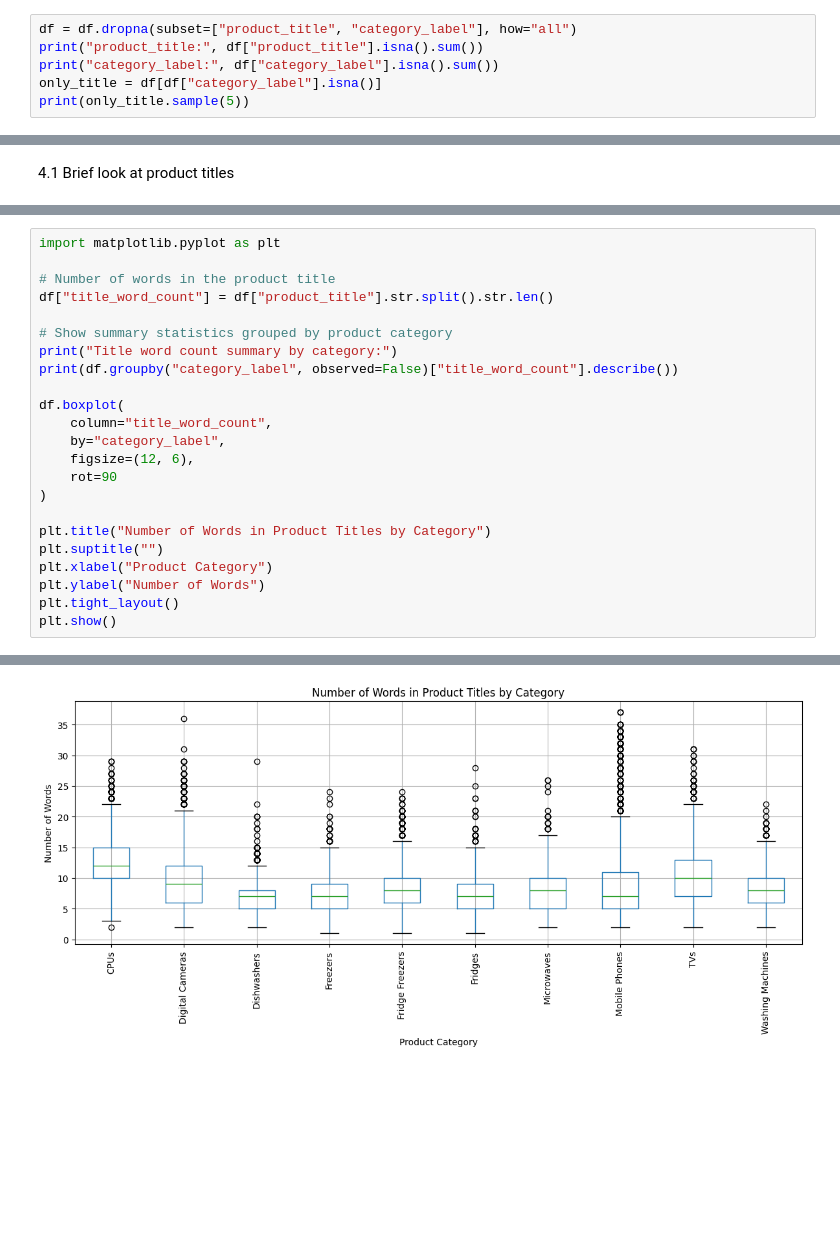
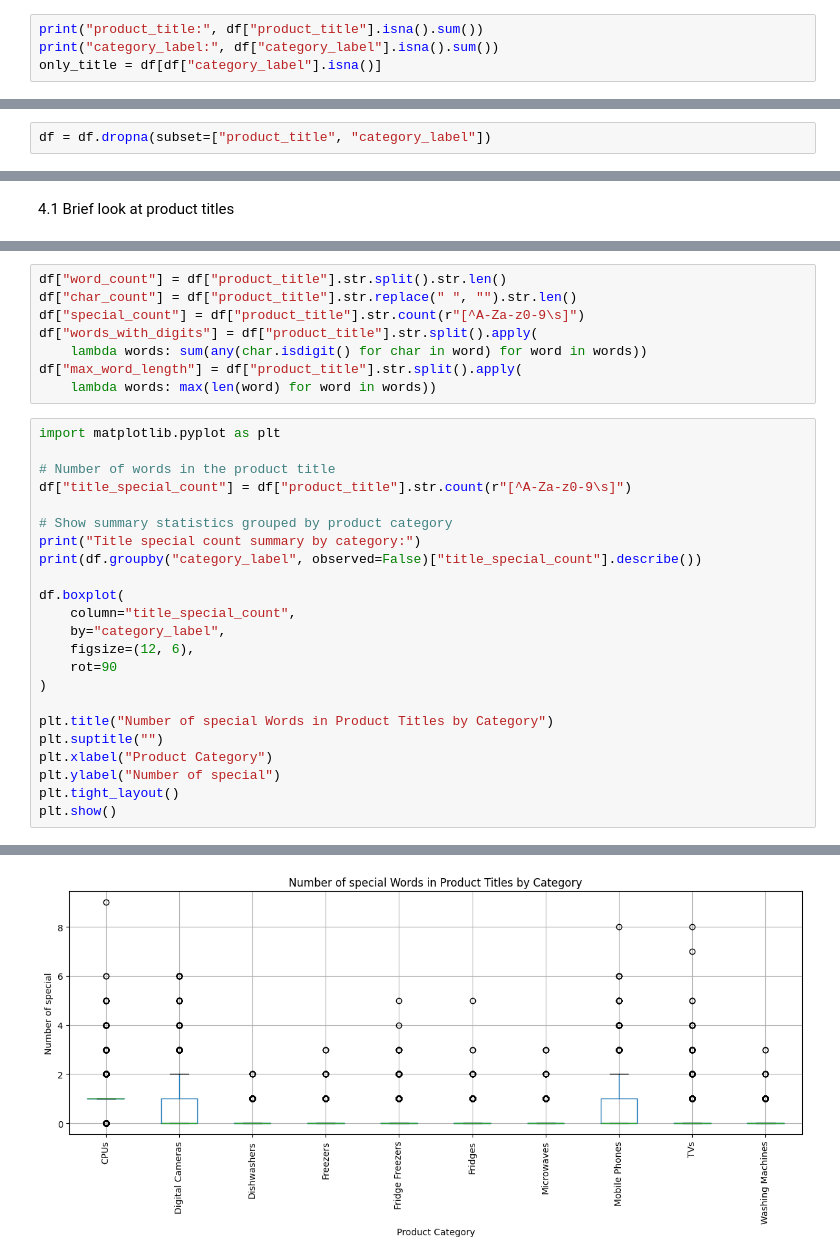
Before and after one commit to mibucko/ml-product-categories, a Jupyter notebook: product_categories_prediction.ipynb, the cells around one changed output, grey strips where cells are left out. Drawn from its saved outputs; the diff is of its cells as text; blank space fills up the shorter version.

Commit message:
4th version: Created new features from the product title

```diff
--- a/product_categories_prediction.ipynb
+++ b/product_categories_prediction.ipynb
@@ -138,7 +138,5 @@ There are 171 rows without a product title, so we drop these rows. There are als
 # %%
-df = df.dropna(subset=["product_title", "category_label"], how="all")
 print("product_title:", df["product_title"].isna().sum())
 print("category_label:", df["category_label"].isna().sum())
 only_title = df[df["category_label"].isna()]
-print(only_title.sample(5))
 # %% [output]
@@ -153,3 +149,5 @@ category_label: 43
+# %%
+df = df.dropna(subset=["product_title", "category_label"])
 # %% [markdown]
 4. Feature engineering
 # %% [markdown]
@@ -180,24 +180,32 @@ Washing Machines                                              indesit 7 5kg 1400
+# %%
+df["word_count"] = df["product_title"].str.split().str.len()
+df["char_count"] = df["product_title"].str.replace(" ", "").str.len()
+df["special_count"] = df["product_title"].str.count(r"[^A-Za-z0-9\s]")
+df["words_with_digits"] = df["product_title"].str.split().apply(
+    lambda words: sum(any(char.isdigit() for char in word) for word in words))
+df["max_word_length"] = df["product_title"].str.split().apply(
+    lambda words: max(len(word) for word in words))
 # %%
 import matplotlib.pyplot as plt
 
 # Number of words in the product title
-df["title_word_count"] = df["product_title"].str.split().str.len()
+df["title_special_count"] = df["product_title"].str.count(r"[^A-Za-z0-9\s]")
 
 # Show summary statistics grouped by product category
-print("Title word count summary by category:")
-print(df.groupby("category_label", observed=False)["title_word_count"].describe())
+print("Title special count summary by category:")
+print(df.groupby("category_label", observed=False)["title_special_count"].describe())
 
 df.boxplot(
-    column="title_word_count",
+    column="title_special_count",
     by="category_label",
     figsize=(12, 6),
     rot=90
 )
 
-plt.title("Number of Words in Product Titles by Category")
+plt.title("Number of special Words in Product Titles by Category")
 plt.suptitle("")
 plt.xlabel("Product Category")
-plt.ylabel("Number of Words")
+plt.ylabel("Number of special")
 plt.tight_layout()
 plt.show()
 # %% [output]
@@ -217 +225 @@ Washing Machines  4015.0   7.824658  3.127046  2.0   6.0   8.0  10.0  22.0
-[figure, old version]
+[figure, new version]
```
Also changed, not shown: parts of 9 cells of this notebook.
